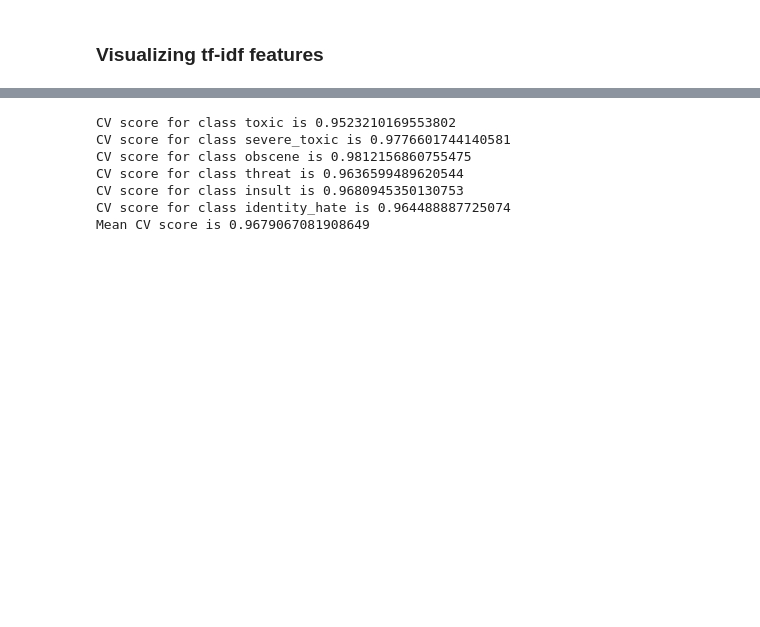
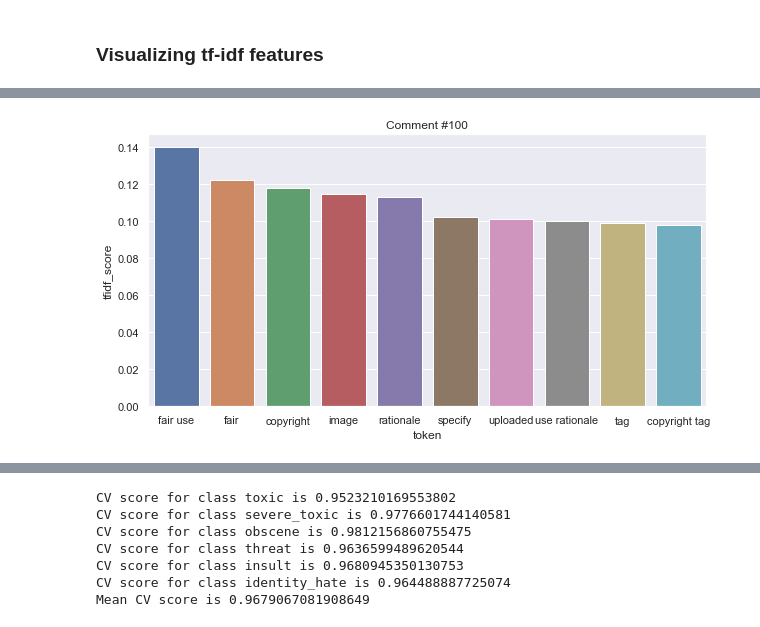
Before and after one commit to ThomasD96/NLP_Toxic_comment_classification, a Jupyter notebook: toxic_comment_classifier.ipynb, the cells around one changed output, grey strips where cells are left out. Cells and saved outputs as stored; diff of their text form; code cells hidden in the pictures; blank space fills up the shorter version.

```diff
--- a/toxic_comment_classifier.ipynb
+++ b/toxic_comment_classifier.ipynb
@@ -311,0 +370,6 @@ Hi Dawn, I dont know if you work for the PMO, or if youre just a political parti
+# %%
+fig = plt.figure(figsize=(10,5))
+_ = sns.barplot(x="token", y="tfidf_score", data=top_10_tfidf)
+_=plt.title('Comment #100')
+# %% [output]
+[figure, added]
```
Also changed, not shown: parts of 35 cells of this notebook, 1 other file.
